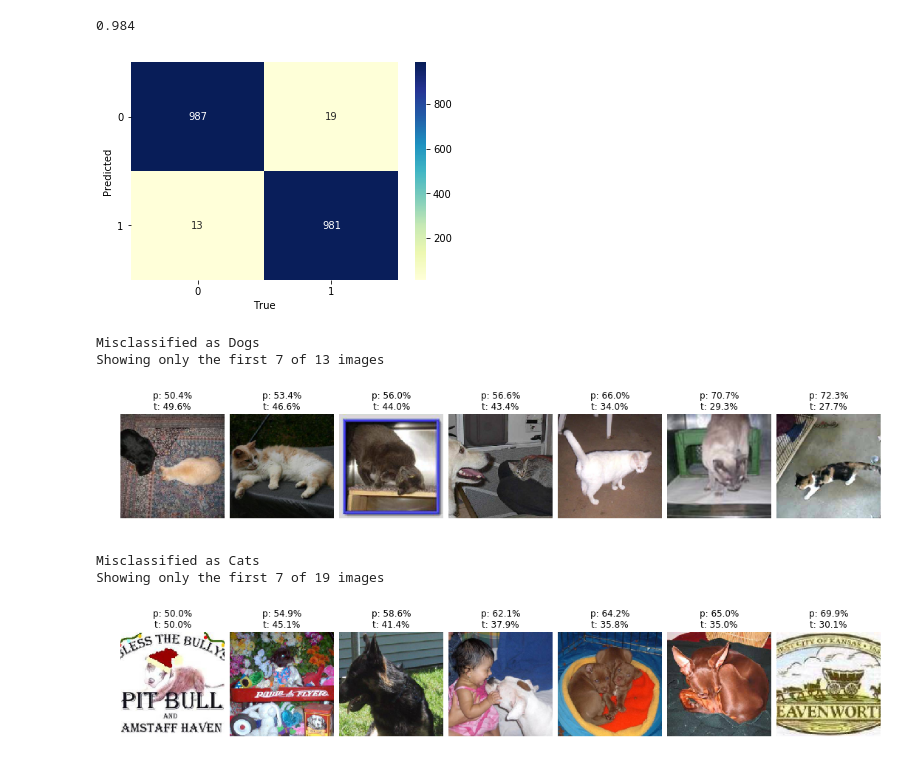
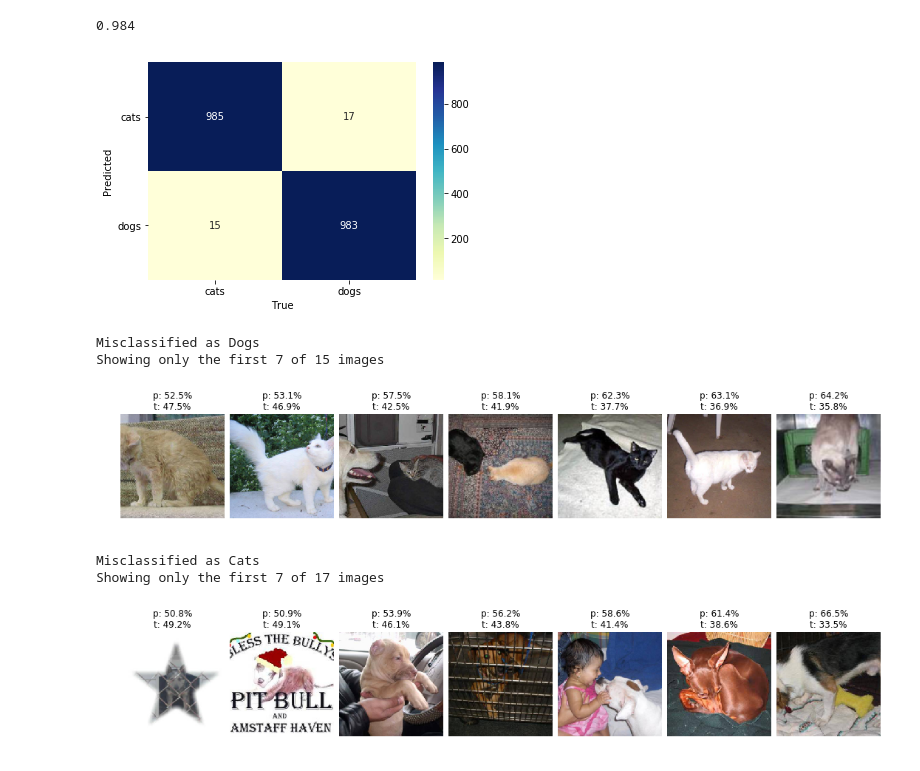
Before and after one commit to davidlmorton/fastai-course-sconce, a Jupyter notebook: lesson_1_cats_and_dogs.ipynb, the cells around one changed output. Cells and saved outputs as stored; diff of their text form; code cells hidden in the pictures.

```diff
--- a/lesson_1_cats_and_dogs.ipynb
+++ b/lesson_1_cats_and_dogs.ipynb
@@ -50,12 +56,12 @@ loader_kwargs = {
     'num_workers': 0
 }
 
-training_data_generator = ImageDataGenerator.from_image_folder(
+training_data_generator = SingleClassImageDataGenerator.from_image_folder(
     root='data/dogscats/train',
     transform=transform,
     loader_kwargs=loader_kwargs)
 
-test_data_generator = ImageDataGenerator.from_image_folder(
+test_data_generator = SingleClassImageDataGenerator.from_image_folder(
     root='data/dogscats/valid',
     transform=transform,
     loader_kwargs=loader_kwargs)
@@ -288,18 +298,18 @@ trainer.get_classification_accuracy()
 # %%
 trainer.plot_confusion_matrix();
 # %% [output]
-[figure, old version]
+[figure, new version]
 # %%
 print("Misclassified as Dogs")
-trainer.plot_samples(predicted_label=1, true_label=0);
+trainer.plot_samples(predicted_class='dogs', true_class='cats');
 # %% [output]
 Misclassified as Dogs
-Showing only the first 7 of 13 images
+Showing only the first 7 of 15 images
-[figure, old version]
+[figure, new version]
 # %%
 print("Misclassified as Cats")
-trainer.plot_samples(predicted_label=0, true_label=1);
+trainer.plot_samples(predicted_class='cats', true_class='dogs');
 # %% [output]
 Misclassified as Cats
-Showing only the first 7 of 19 images
+Showing only the first 7 of 17 images
-[figure, old version]
+[figure, new version]
```
Also changed, not shown: parts of 18 cells of this notebook, 2 other files.
